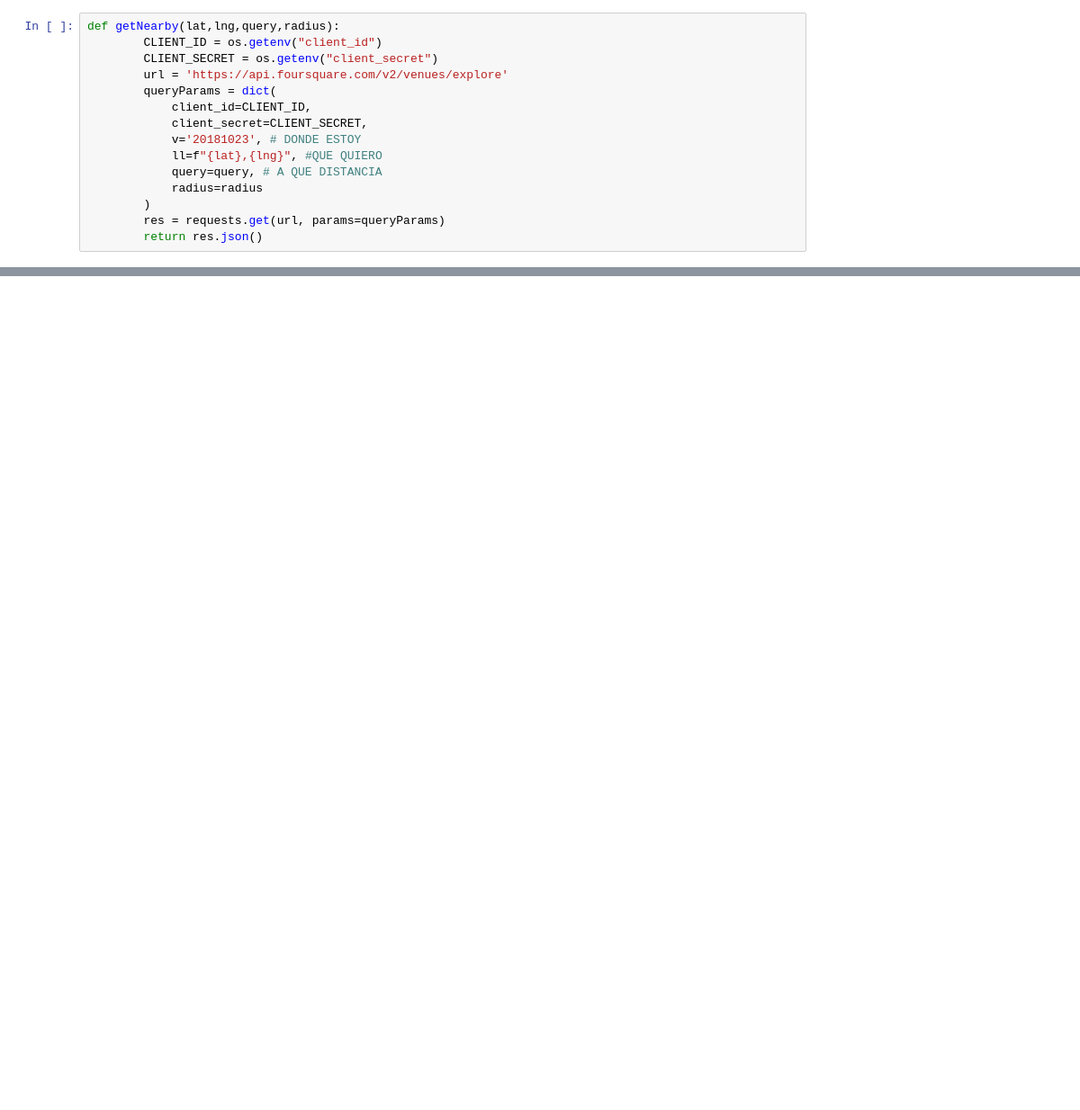
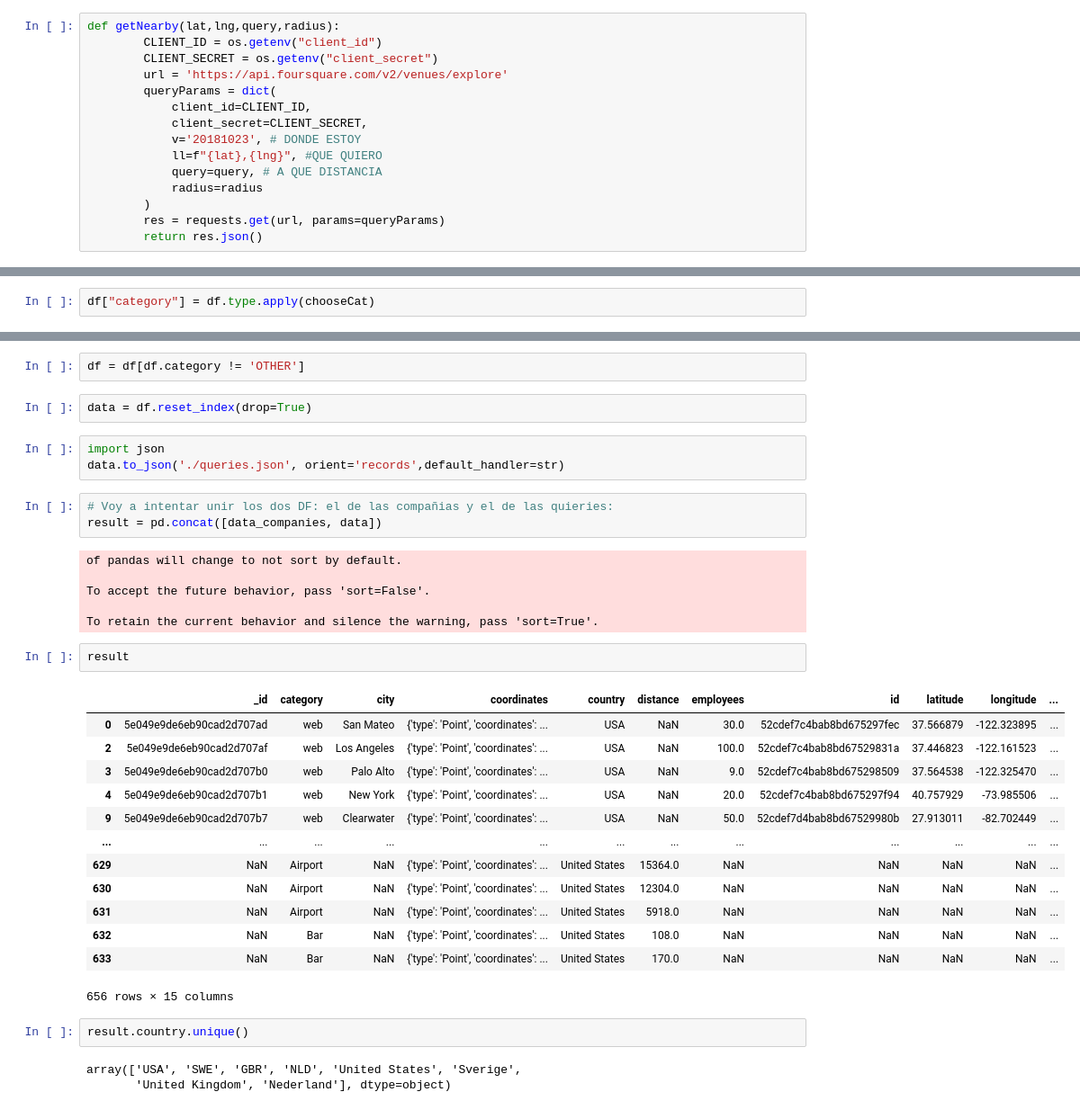
Before and after one commit to mariaversin/Geolocation-Project, a Jupyter notebook: foursquare.ipynb, the cells around one changed output, grey strips where cells are left out. Shown at 90% size. Cells and saved outputs as stored; diff of their text form; blank space fills up the shorter version.

```diff
--- a/foursquare.ipynb
+++ b/foursquare.ipynb
@@ -106,0 +212,2 @@ len(data)
+# %%
+df["category"] = df.type.apply(chooseCat)
@@ -106,0 +223,37 @@ len(data)
+# %%
+df = df[df.category != 'OTHER']
+# %%
+data = df.reset_index(drop=True)
+# %%
+import json
+data.to_json('./queries.json', orient='records',default_handler=str)
+# %%
+# Voy a intentar unir los dos DF: el de las compañias y el de las quieries:
+result = pd.concat([data_companies, data])
+# %% [output]
+of pandas will change to not sort by default.
+
+To accept the future behavior, pass 'sort=False'.
+
+To retain the current behavior and silence the warning, pass 'sort=True'.
+# %%
+result
+# %% [output]
+|  | _id | category | city | coordinates | country | distance | employees | id | latitude | longitude | ... |
+| 0 | 5e049e9de6eb90cad2d707ad | web | San Mateo | {'type': 'Point', 'coordinates': ... | USA | NaN | 30.0 | 52cdef7c4bab8bd675297fec | 37.566879 | -122.323895 | ... |
+| 2 | 5e049e9de6eb90cad2d707af | web | Los Angeles | {'type': 'Point', 'coordinates': ... | USA | NaN | 100.0 | 52cdef7c4bab8bd67529831a | 37.446823 | -122.161523 | ... |
+| 3 | 5e049e9de6eb90cad2d707b0 | web | Palo Alto | {'type': 'Point', 'coordinates': ... | USA | NaN | 9.0 | 52cdef7c4bab8bd675298509 | 37.564538 | -122.325470 | ... |
+| 4 | 5e049e9de6eb90cad2d707b1 | web | New York | {'type': 'Point', 'coordinates': ... | USA | NaN | 20.0 | 52cdef7c4bab8bd675297f94 | 40.757929 | -73.985506 | ... |
+| 9 | 5e049e9de6eb90cad2d707b7 | web | Clearwater | {'type': 'Point', 'coordinates': ... | USA | NaN | 50.0 | 52cdef7d4bab8bd67529980b | 27.913011 | -82.702449 | ... |
+| ... | ... | ... | ... | ... | ... | ... | ... | ... | ... | ... | ... |
+| 629 | NaN | Airport | NaN | {'type': 'Point', 'coordinates': ... | United States | 15364.0 | NaN | NaN | NaN | NaN | ... |
+| 630 | NaN | Airport | NaN | {'type': 'Point', 'coordinates': ... | United States | 12304.0 | NaN | NaN | NaN | NaN | ... |
+| 631 | NaN | Airport | NaN | {'type': 'Point', 'coordinates': ... | United States | 5918.0 | NaN | NaN | NaN | NaN | ... |
+| 632 | NaN | Bar | NaN | {'type': 'Point', 'coordinates': ... | United States | 108.0 | NaN | NaN | NaN | NaN | ... |
+| 633 | NaN | Bar | NaN | {'type': 'Point', 'coordinates': ... | United States | 170.0 | NaN | NaN | NaN | NaN | ... |
+656 rows × 15 columns
+# %%
+result.country.unique()
+# %% [output]
+array(['USA', 'SWE', 'GBR', 'NLD', 'United States', 'Sverige',
+       'United Kingdom', 'Nederland'], dtype=object)
```
Also changed, not shown: parts of 19 cells of this notebook, 2 other files.
